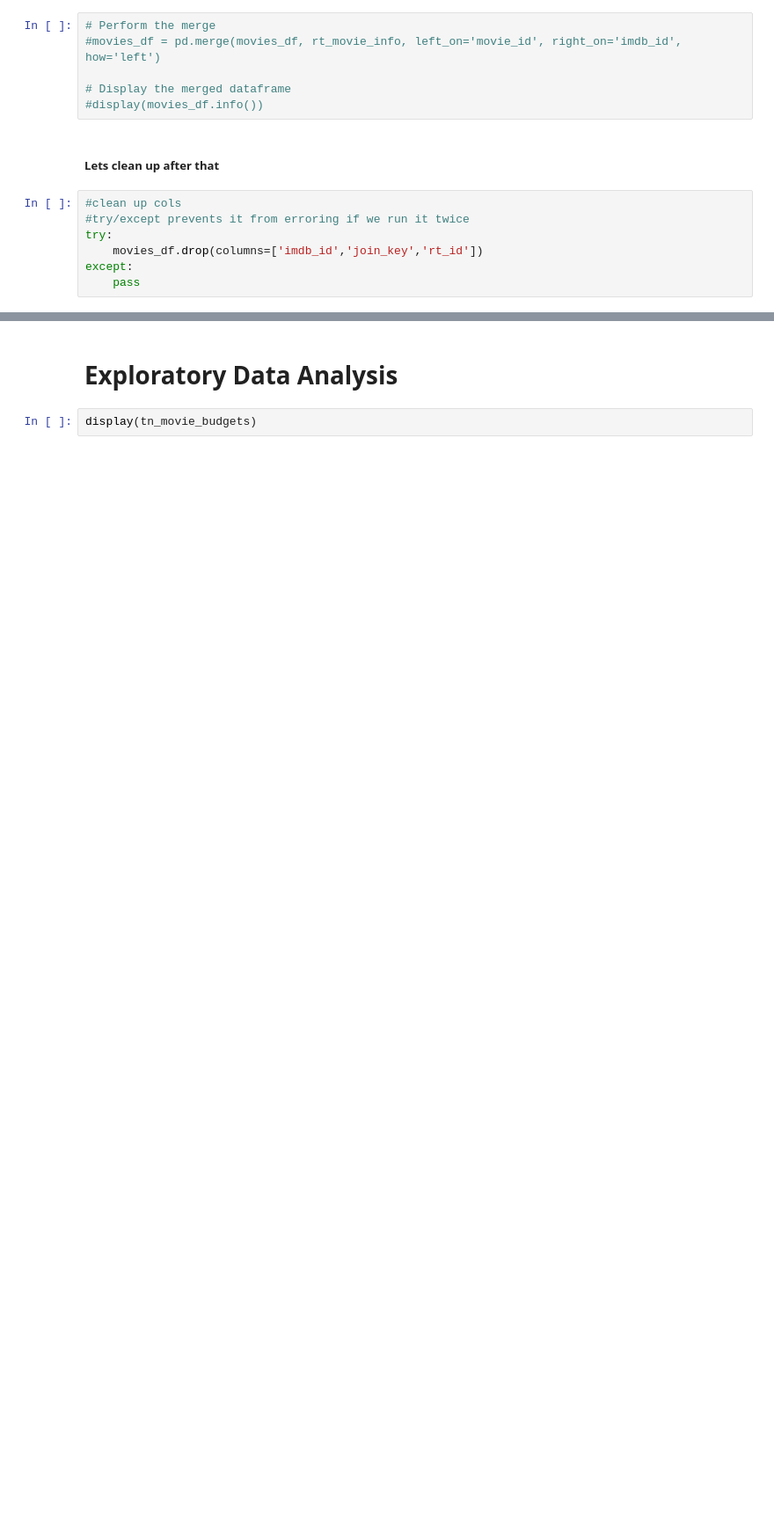
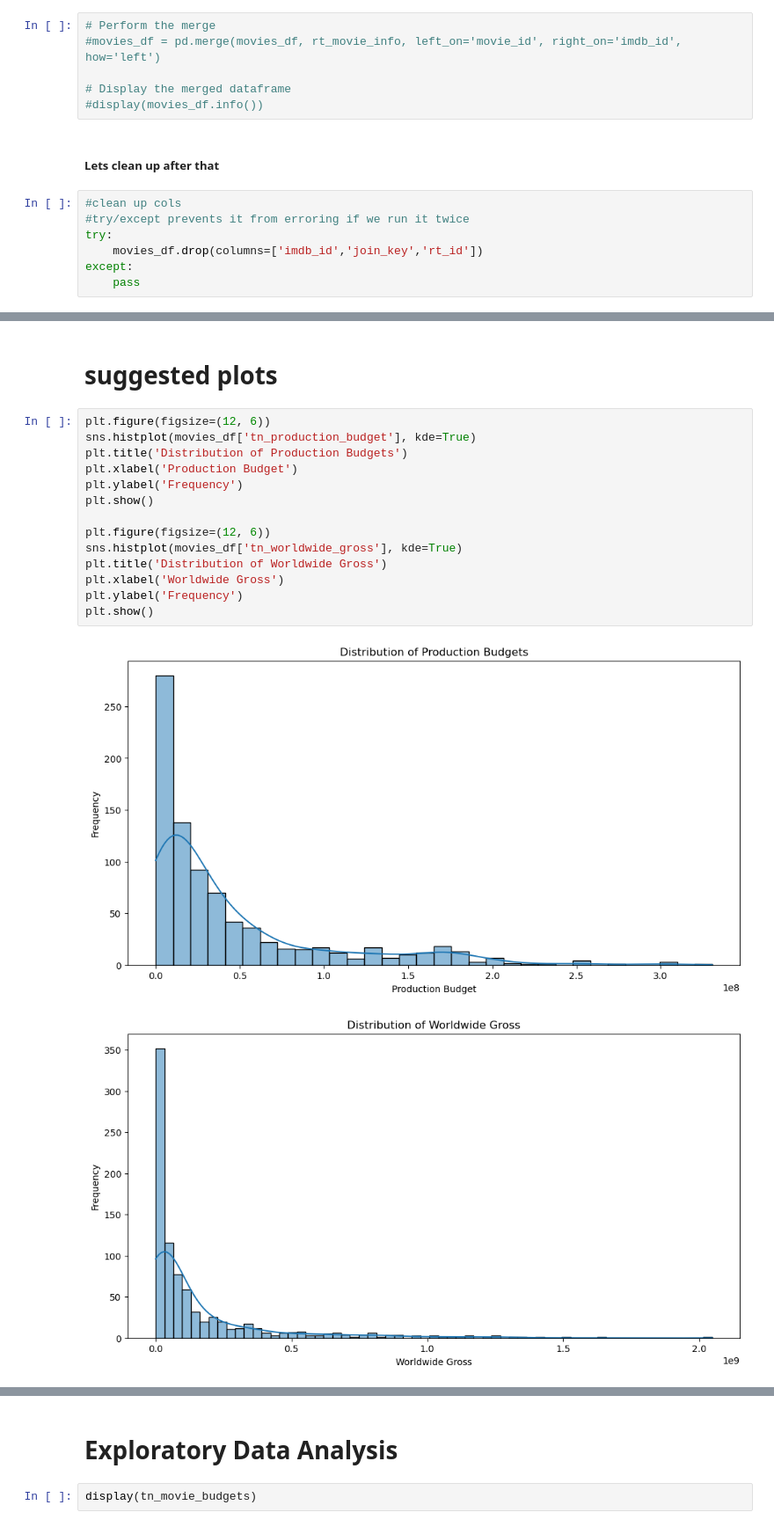
Before and after one commit to minerva-ds/dsc-movies-analysis, a Jupyter notebook: index.ipynb, the cells around one changed output, grey strips where cells are left out. Shown at 88% size. Cells and saved outputs as stored; diff of their text form; blank space fills up the shorter version.

```diff
--- a/index.ipynb
+++ b/index.ipynb
@@ -1420,0 +1622,19 @@ except:
+# %% [markdown]
+# suggested plots
+# %%
+plt.figure(figsize=(12, 6))
+sns.histplot(movies_df['tn_production_budget'], kde=True)
+plt.title('Distribution of Production Budgets')
+plt.xlabel('Production Budget')
+plt.ylabel('Frequency')
+plt.show()
+
+plt.figure(figsize=(12, 6))
+sns.histplot(movies_df['tn_worldwide_gross'], kde=True)
+plt.title('Distribution of Worldwide Gross')
+plt.xlabel('Worldwide Gross')
+plt.ylabel('Frequency')
+plt.show()
+# %% [output]
+[figure, added]
+[figure, added]
```
Also changed, not shown: parts of 34 cells of this notebook, 2 other files.
